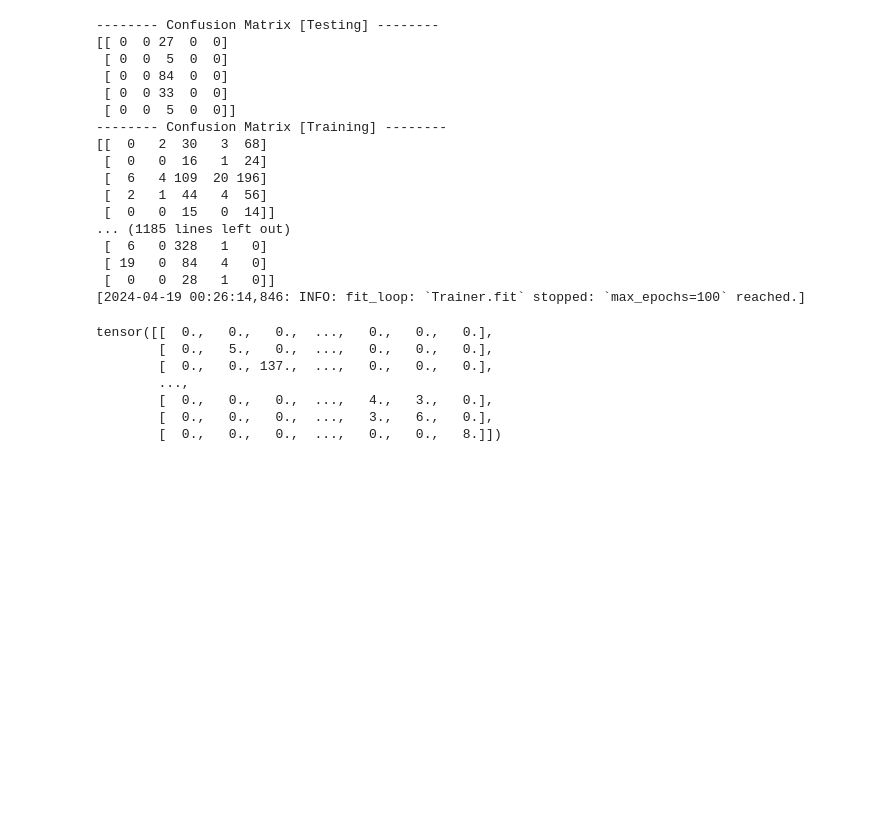
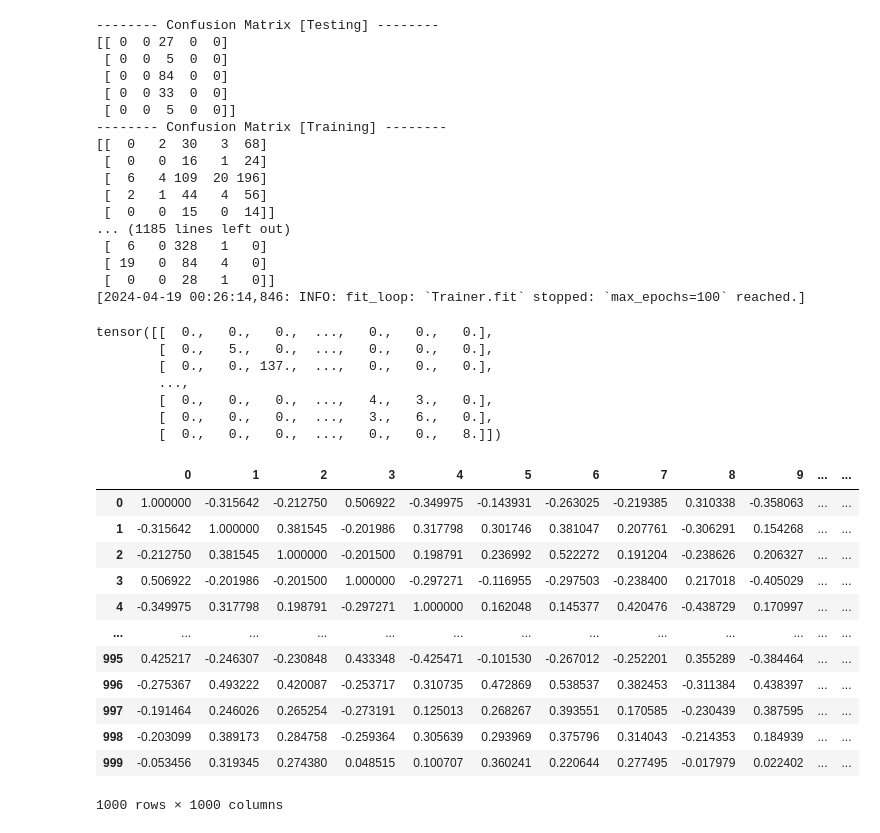
Before and after one commit to tchiayan/gnn, a Jupyter notebook: research/knowledge_graph.ipynb, the cells around one changed output. Saved outputs shown, nothing was run; the diff lists cells and outputs as text; code cells hidden in the pictures; blank space fills up the shorter version.

```diff
--- a/research/knowledge_graph.ipynb
+++ b/research/knowledge_graph.ipynb
@@ -306,3 +306,23 @@ tensor([[  0.,   0.,   0.,  ...,   0.,   0.,   0.],
         [  0.,   0.,   0.,  ...,   4.,   3.,   0.],
         [  0.,   0.,   0.,  ...,   3.,   6.,   0.],
         [  0.,   0.,   0.,  ...,   0.,   0.,   8.]])
+# %%
+import pandas as pd
+
+df = pd.read_csv(r"../artifacts/data_preprocessing/BRCA/1_tr.csv", header=None)
+# %%
+df.corr()
+# %% [output]
+|  | 0 | 1 | 2 | 3 | 4 | 5 | 6 | 7 | 8 | 9 | ... | ... |
+| 0 | 1.000000 | -0.315642 | -0.212750 | 0.506922 | -0.349975 | -0.143931 | -0.263025 | -0.219385 | 0.310338 | -0.358063 | ... | ... |
+| 1 | -0.315642 | 1.000000 | 0.381545 | -0.201986 | 0.317798 | 0.301746 | 0.381047 | 0.207761 | -0.306291 | 0.154268 | ... | ... |
+| 2 | -0.212750 | 0.381545 | 1.000000 | -0.201500 | 0.198791 | 0.236992 | 0.522272 | 0.191204 | -0.238626 | 0.206327 | ... | ... |
+| 3 | 0.506922 | -0.201986 | -0.201500 | 1.000000 | -0.297271 | -0.116955 | -0.297503 | -0.238400 | 0.217018 | -0.405029 | ... | ... |
+| 4 | -0.349975 | 0.317798 | 0.198791 | -0.297271 | 1.000000 | 0.162048 | 0.145377 | 0.420476 | -0.438729 | 0.170997 | ... | ... |
+| ... | ... | ... | ... | ... | ... | ... | ... | ... | ... | ... | ... | ... |
+| 995 | 0.425217 | -0.246307 | -0.230848 | 0.433348 | -0.425471 | -0.101530 | -0.267012 | -0.252201 | 0.355289 | -0.384464 | ... | ... |
+| 996 | -0.275367 | 0.493222 | 0.420087 | -0.253717 | 0.310735 | 0.472869 | 0.538537 | 0.382453 | -0.311384 | 0.438397 | ... | ... |
+| 997 | -0.191464 | 0.246026 | 0.265254 | -0.273191 | 0.125013 | 0.268267 | 0.393551 | 0.170585 | -0.230439 | 0.387595 | ... | ... |
+| 998 | -0.203099 | 0.389173 | 0.284758 | -0.259364 | 0.305639 | 0.293969 | 0.375796 | 0.314043 | -0.214353 | 0.184939 | ... | ... |
+| 999 | -0.053456 | 0.319345 | 0.274380 | 0.048515 | 0.100707 | 0.360241 | 0.220644 | 0.277495 | -0.017979 | 0.022402 | ... | ... |
+1000 rows × 1000 columns
```
Also changed, not shown: 3 other files.
